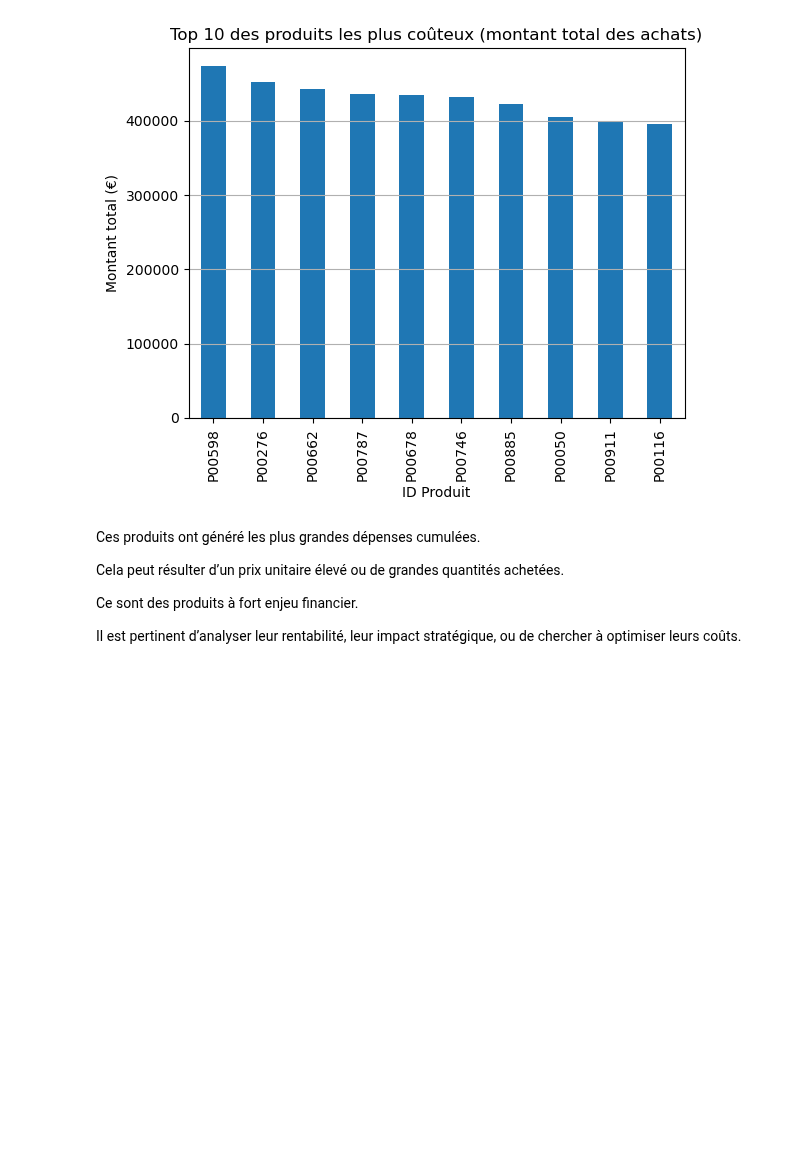
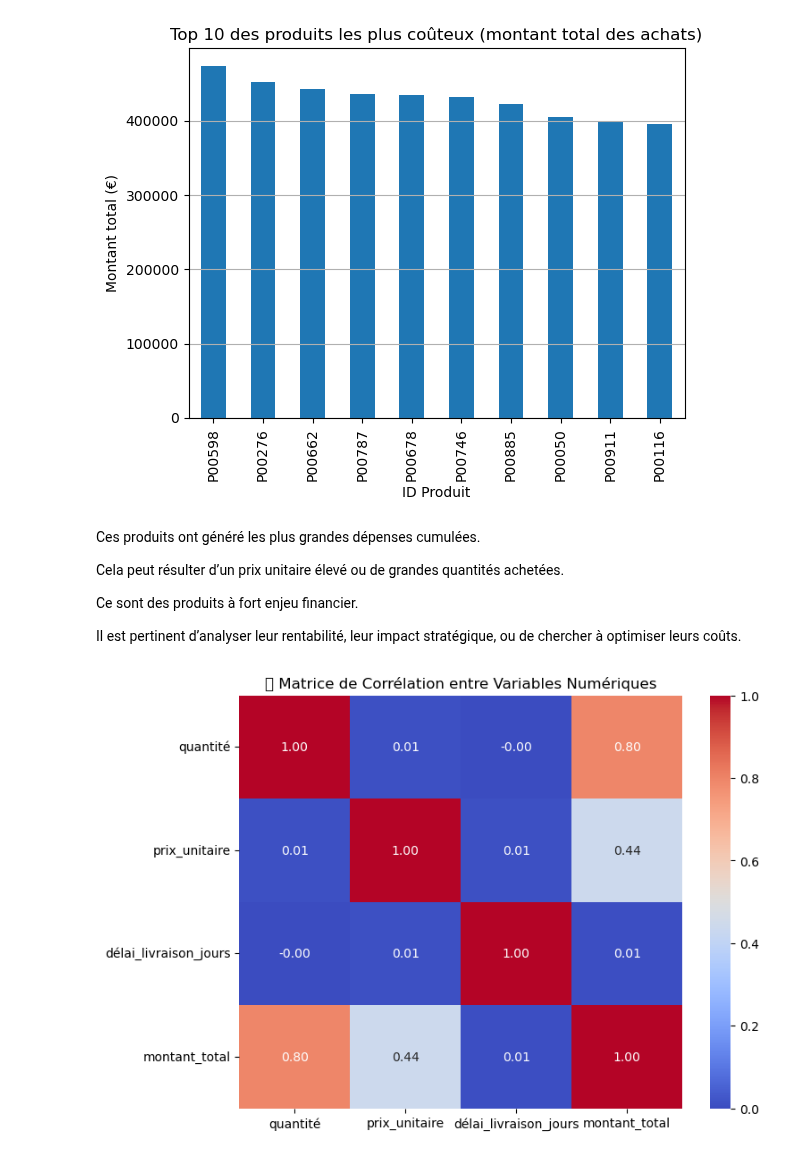
Before and after one commit to Fanaingamampiandra/Projet_Supply_chain, a Jupyter notebook: code/Analyse achat.ipynb, the cells around one changed output. Cells and saved outputs as stored; diff of their text form; code cells hidden in the pictures; blank space fills up the shorter version.

```diff
--- a/code/Analyse achat.ipynb
+++ b/code/Analyse achat.ipynb
@@ -243,3 +243,24 @@ Cela peut résulter d’un prix unitaire élevé ou de grandes quantités achet
 Ce sont des produits à fort enjeu financier.
 
 Il est pertinent d’analyser leur rentabilité, leur impact stratégique, ou de chercher à optimiser leurs coûts.
+# %%
+# Re-import necessary packages after code execution state reset
+import pandas as pd
+import matplotlib.pyplot as plt
+import seaborn as sns
+
+
+# Preprocess data
+df['date_achat'] = pd.to_datetime(df['date_achat'], format='%d/%m/%Y')
+df['montant_total'] = df['quantité'] * df['prix_unitaire']
+
+# Compute and display correlation heatmap
+numeric_df = df[['quantité', 'prix_unitaire', 'délai_livraison_jours', 'montant_total']]
+correlation_matrix = numeric_df.corr()
+
+plt.figure(figsize=(8, 6))
+sns.heatmap(correlation_matrix, annot=True, cmap='coolwarm', fmt=".2f")
+plt.title("🔗 Matrice de Corrélation entre Variables Numériques")
+plt.show()
+# %% [output]
+[figure, added]
```
Also changed, not shown: parts of 1 cell of this notebook.
